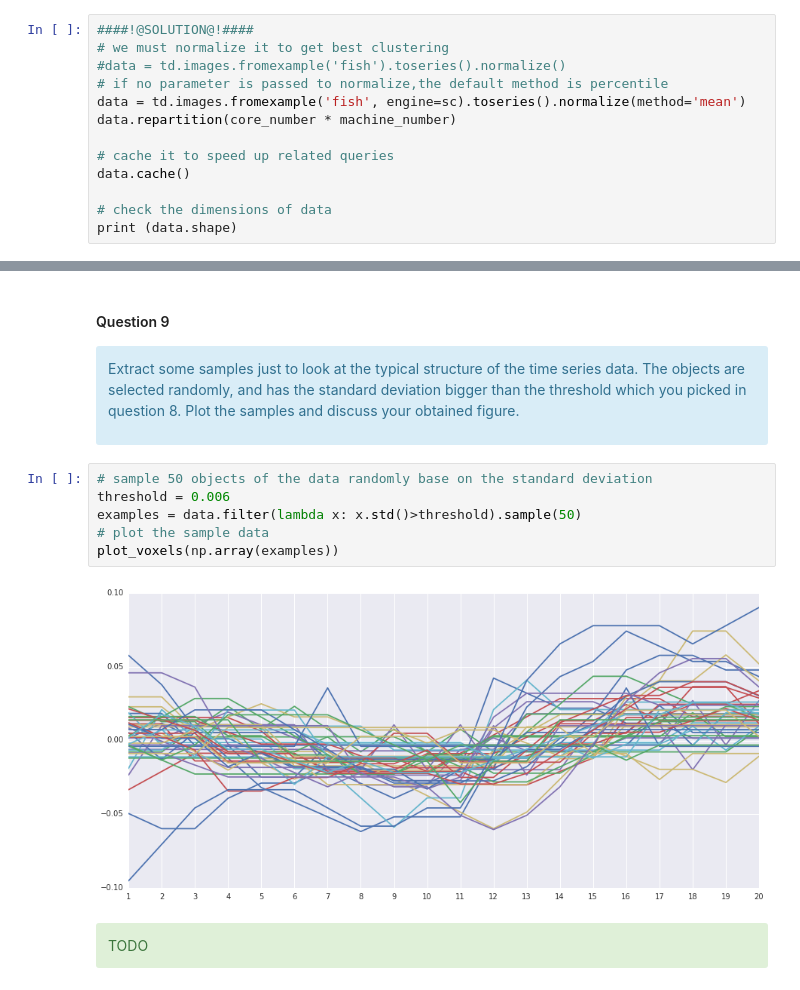
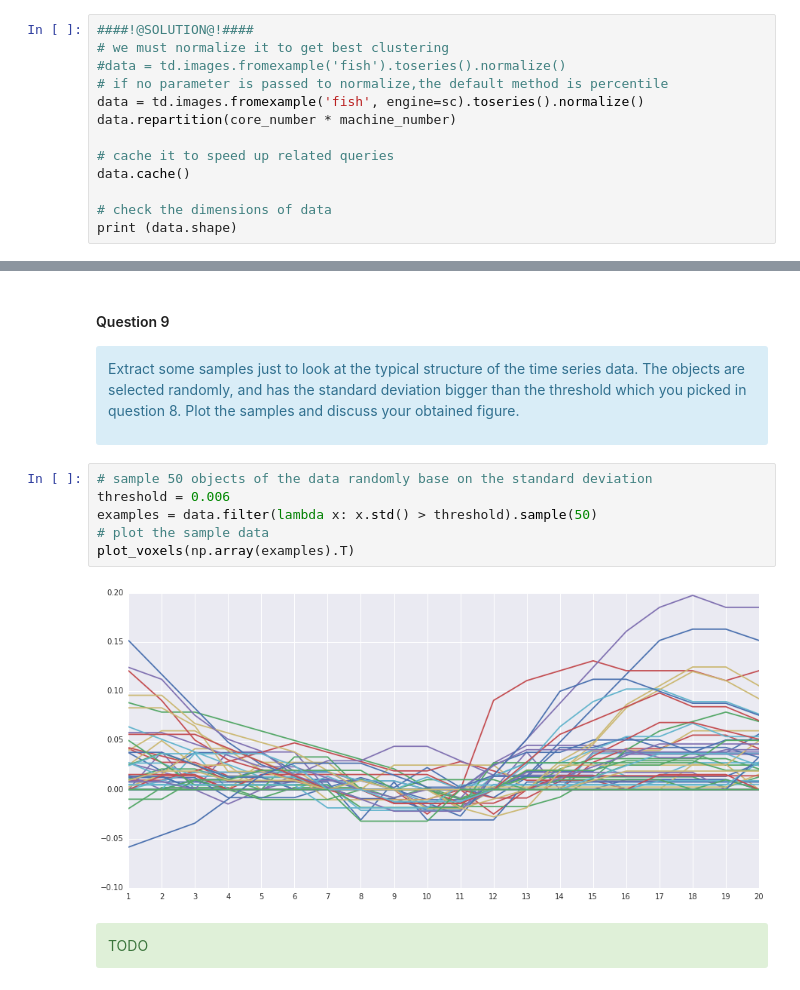
Before and after one commit to alegaballo/AML, a Jupyter notebook: [Lecture 11+12] Analyzing Neuroimaging Data with PySpark and Thunder.ipynb, the cells around one changed output, grey strips where cells are left out. Saved outputs shown, nothing was run; the diff lists cells and outputs as text.

```diff
--- a/[Lecture 11+12] Analyzing Neuroimaging Data with PySpark and Thunder.ipynb
+++ b/[Lecture 11+12] Analyzing Neuroimaging Data with PySpark and Thunder.ipynb
@@ -535,7 +535,7 @@ Load example series data from `fish`, then normalize and cache it to speed up re
 # we must normalize it to get best clustering
 #data = td.images.fromexample('fish').toseries().normalize()
 # if no parameter is passed to normalize,the default method is percentile
-data = td.images.fromexample('fish', engine=sc).toseries().normalize(method='mean')
+data = td.images.fromexample('fish', engine=sc).toseries().normalize()
 data.repartition(core_number * machine_number)
 
 # cache it to speed up related queries
@@ -657,11 +657,11 @@ Plot the samples and discuss your obtained figure.
 # %%
 # sample 50 objects of the data randomly base on the standard deviation
 threshold = 0.006
-examples = data.filter(lambda x: x.std()>threshold).sample(50)
+examples = data.filter(lambda x: x.std() > threshold).sample(50)
 # plot the sample data
-plot_voxels(np.array(examples))
+plot_voxels(np.array(examples).T)
 # %% [output]
-[figure, old version]
+[figure, new version]
 # %% [markdown]
 <div class="alert alert-success">TODO</div>
 # %% [markdown]
```
Also changed, not shown: parts of 26 cells of this notebook.
